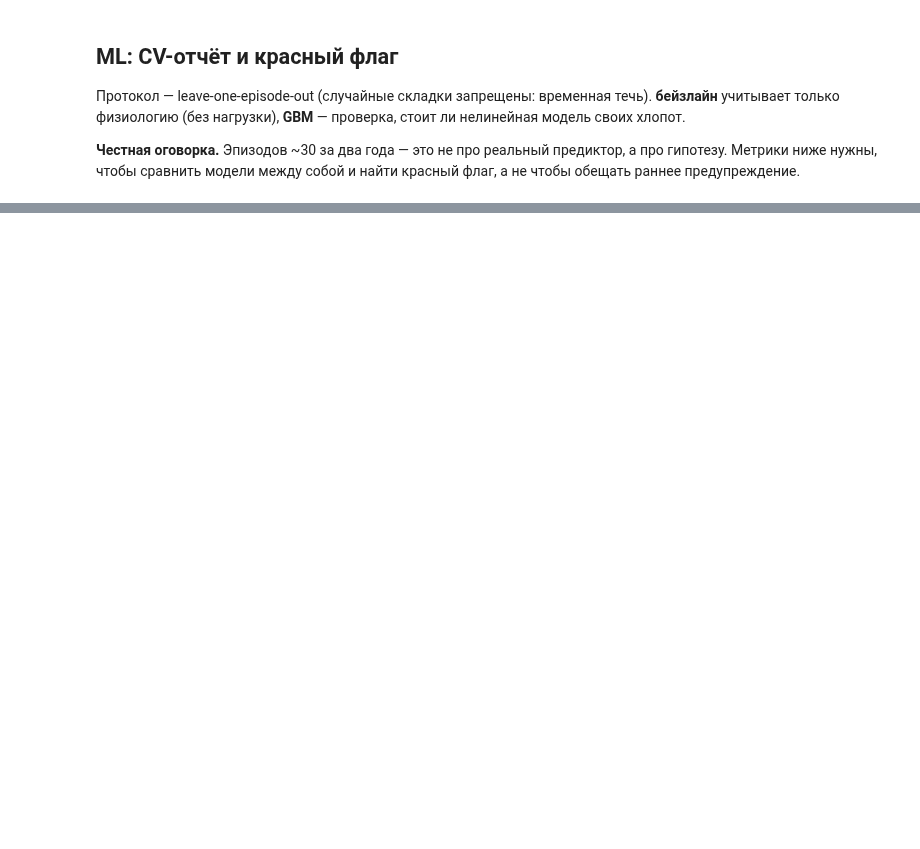
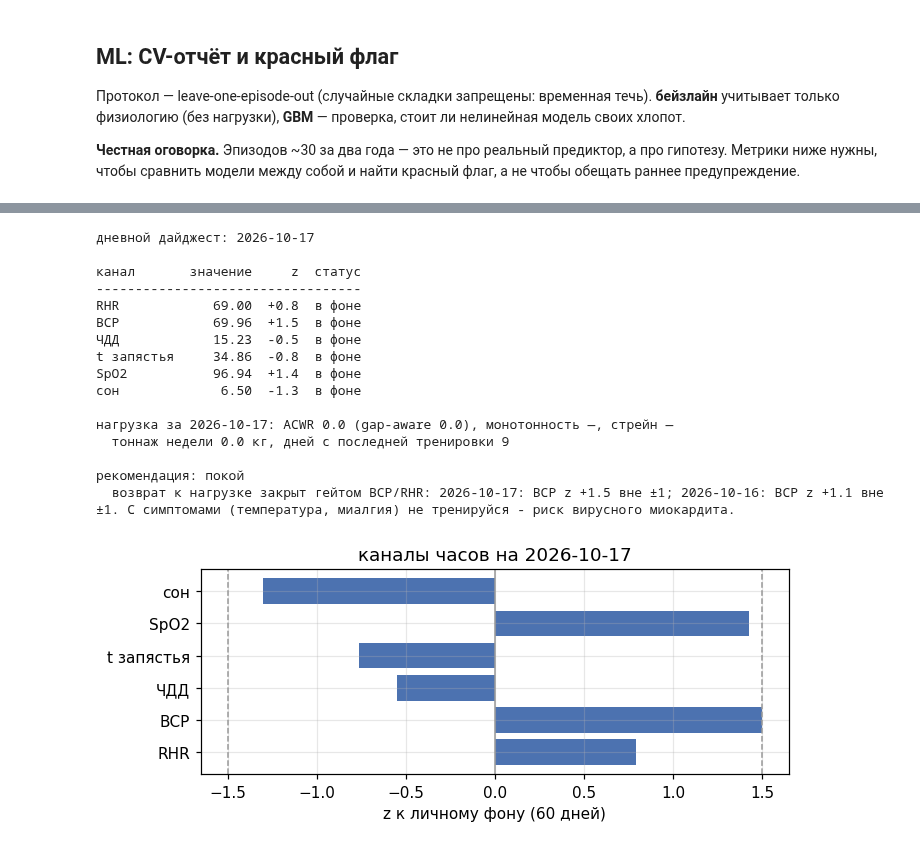
Before and after one commit to AlexxRus/koilog, a Jupyter notebook: koilog-health.ipynb, the cells around one changed output, grey strips where cells are left out. Cells and saved outputs as stored; diff of their text form; code cells hidden in the pictures; blank space fills up the shorter version.

```diff
--- a/koilog-health.ipynb
+++ b/koilog-health.ipynb
@@ -224,0 +356,35 @@ Padilla 2000), но возвращаться надо от последнего
+# %%
+# Карточка последнего дня с данными. То же: `python -m koilog digest`.
+state = digest.day_state(conn)
+print(digest.format_digest(state))
+
+fig, ax = plt.subplots(figsize=(6.5, 2.8))
+labels = [c.label for c in state["channels"]]
+values = [c.z if c.z is not None else 0.0 for c in state["channels"]]
+colors = ["#c44e52" if c.bad else "#4c72b0" for c in state["channels"]]
+ax.barh(labels, values, color=colors)
+ax.axvline(0, color="0.6", lw=1)
+for bound in (digest.Z_CHANNEL, -digest.Z_CHANNEL):
+    ax.axvline(bound, color="0.6", lw=1, ls="--")
+ax.set_xlabel("z к личному фону (60 дней)")
+ax.set_title(f"каналы часов на {state['today']}")
+fig.tight_layout()
+plt.show()
+# %% [output]
+дневной дайджест: 2026-10-17
+
+канал       значение     z  статус
+----------------------------------
+RHR            69.00  +0.8  в фоне
+ВСР            69.96  +1.5  в фоне
+ЧДД            15.23  -0.5  в фоне
+t запястья     34.86  -0.8  в фоне
+SpO2           96.94  +1.4  в фоне
+сон             6.50  -1.3  в фоне
+
+нагрузка за 2026-10-17: ACWR 0.0 (gap-aware 0.0), монотонность —, стрейн —
+  тоннаж недели 0.0 кг, дней с последней тренировки 9
+
+рекомендация: покой
+  возврат к нагрузке закрыт гейтом ВСР/RHR: 2026-10-17: ВСР z +1.5 вне ±1; 2026-10-16: ВСР z +1.1 вне ±1. С симптомами (температура, миалгия) не тренируйся - риск вирусного миокардита.
+[figure, added]
```
Also changed, not shown: parts of 14 cells of this notebook, 21 other files.
